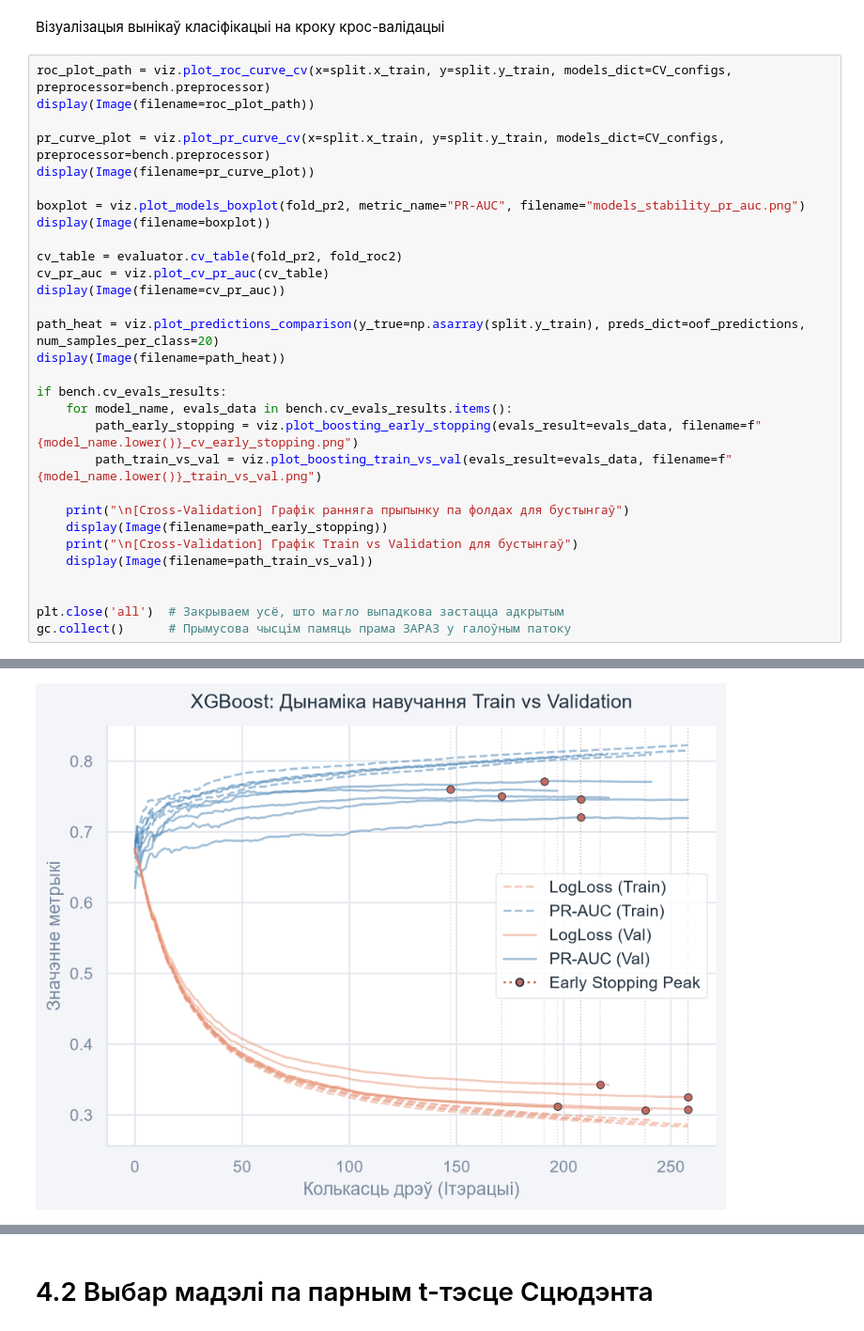
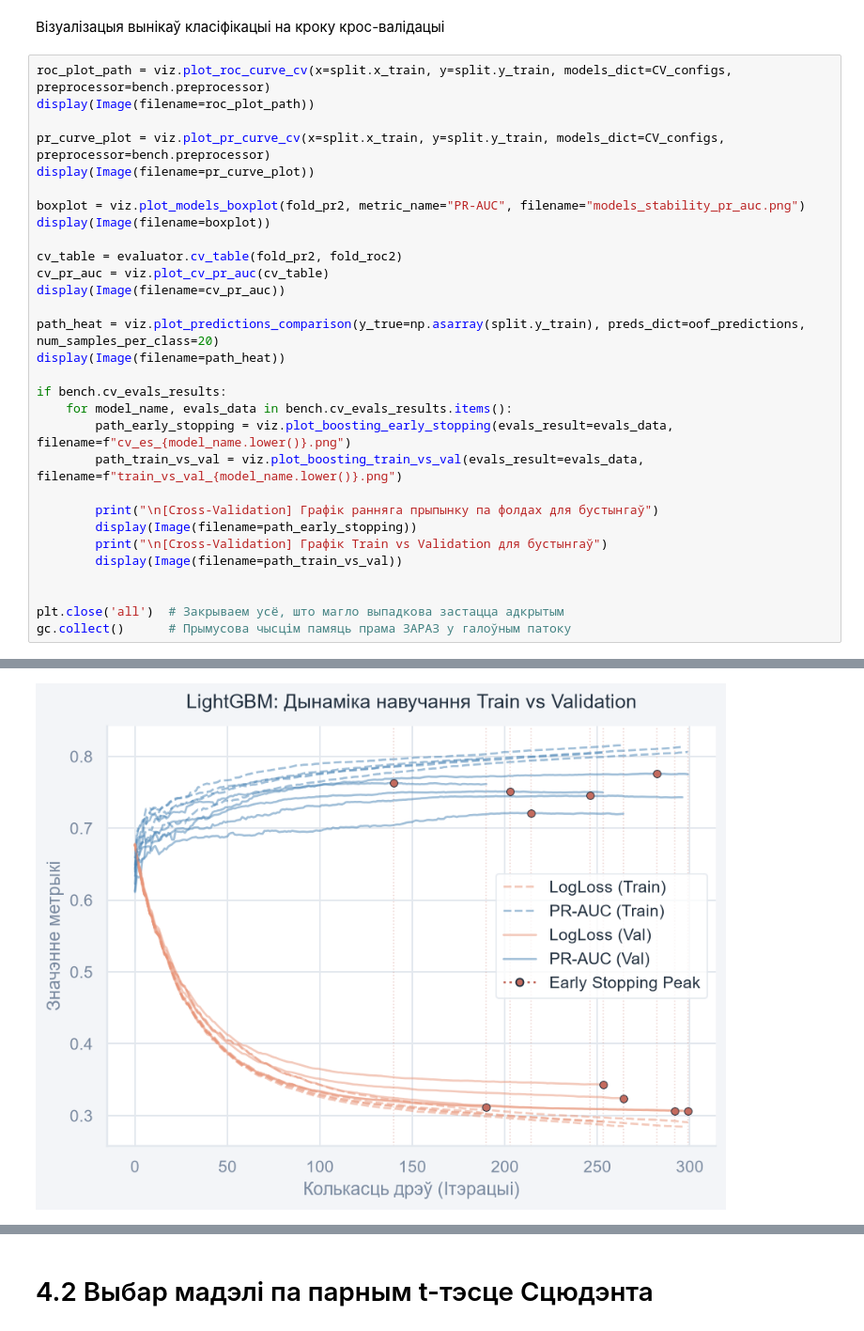
Before and after one commit to KrystsinaZ/DScourse, a Jupyter notebook: hw4/hw4.ipynb, the cells around one changed output, grey strips where cells are left out. Shown at 94% size. Drawn from its saved outputs; the diff is of its cells as text.

```diff
--- a/hw4/hw4.ipynb
+++ b/hw4/hw4.ipynb
@@ -266,13 +263,13 @@ display(Image(filename=path_heat))
 
 if bench.cv_evals_results:
     for model_name, evals_data in bench.cv_evals_results.items():
-        path_early_stopping = viz.plot_boosting_early_stopping(evals_result=evals_data, filename=f"{model_name.lower()}_cv_early_stopping.png")
-        path_train_vs_val = viz.plot_boosting_train_vs_val(evals_result=evals_data, filename=f"{model_name.lower()}_train_vs_val.png")
+        path_early_stopping = viz.plot_boosting_early_stopping(evals_result=evals_data, filename=f"cv_es_{model_name.lower()}.png")
+        path_train_vs_val = viz.plot_boosting_train_vs_val(evals_result=evals_data, filename=f"train_vs_val_{model_name.lower()}.png")
 
-    print("\n[Cross-Validation] Графік ранняга прыпынку па фолдах для бустынгаў")
-    display(Image(filename=path_early_stopping))
-    print("\n[Cross-Validation] Графік Train vs Validation для бустынгаў")
-    display(Image(filename=path_train_vs_val))
+        print("\n[Cross-Validation] Графік ранняга прыпынку па фолдах для бустынгаў")
+        display(Image(filename=path_early_stopping))
+        print("\n[Cross-Validation] Графік Train vs Validation для бустынгаў")
+        display(Image(filename=path_train_vs_val))
 
 
 plt.close('all')  # Закрываем усё, што магло выпадкова застацца адкрытым
@@ -288,2 +285,2 @@ gc.collect()      # Прымусова чысцім памяць прама ЗА
 [Cross-Validation] Графік Train vs Validation для бустынгаў
-[figure, old version]
+[figure, new version]
```
Also changed, not shown: parts of 27 cells of this notebook, 28 other files.
